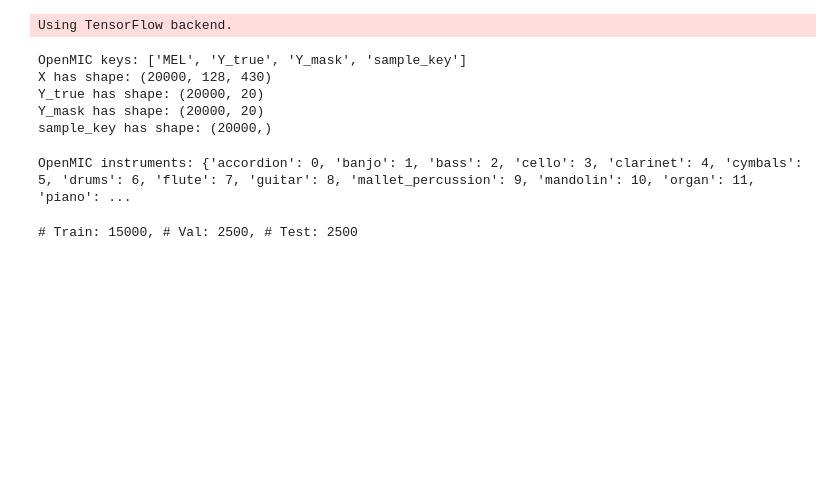
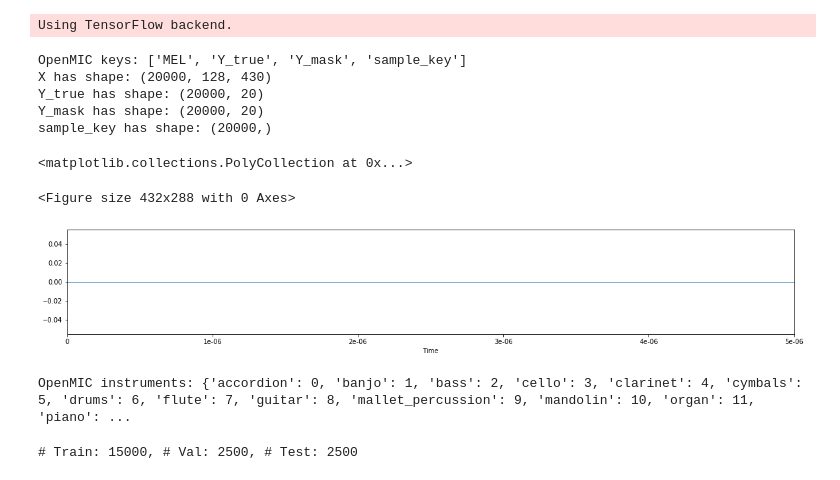
Before and after one commit to jhamrak/instrument-recognition-lab, a Jupyter notebook: sandbox.ipynb, the cells around one changed output. Cells and saved outputs as stored; diff of their text form; code cells hidden in the pictures; blank space fills up the shorter version.

```diff
--- a/sandbox.ipynb
+++ b/sandbox.ipynb
@@ -44,6 +44,16 @@ X has shape: (20000, 128, 430)
 Y_true has shape: (20000, 20)
 Y_mask has shape: (20000, 20)
 sample_key has shape: (20000,)
+# %%
+audio, sr = lb.load(lb.util.example_audio_file(), duration=0.0001)
+plt.figure()
+plt.figure(figsize=(20,10))
+plt.subplot(3, 1, 1)
+librosa.display.waveplot(audio, sr=200000)
+# %% [output]
+<matplotlib.collections.PolyCollection at 0x...>
+<Figure size 432x288 with 0 Axes>
+[figure, added]
 # %%
 # LOAD LABELS
 
```
Also changed, not shown: 10 other files.
